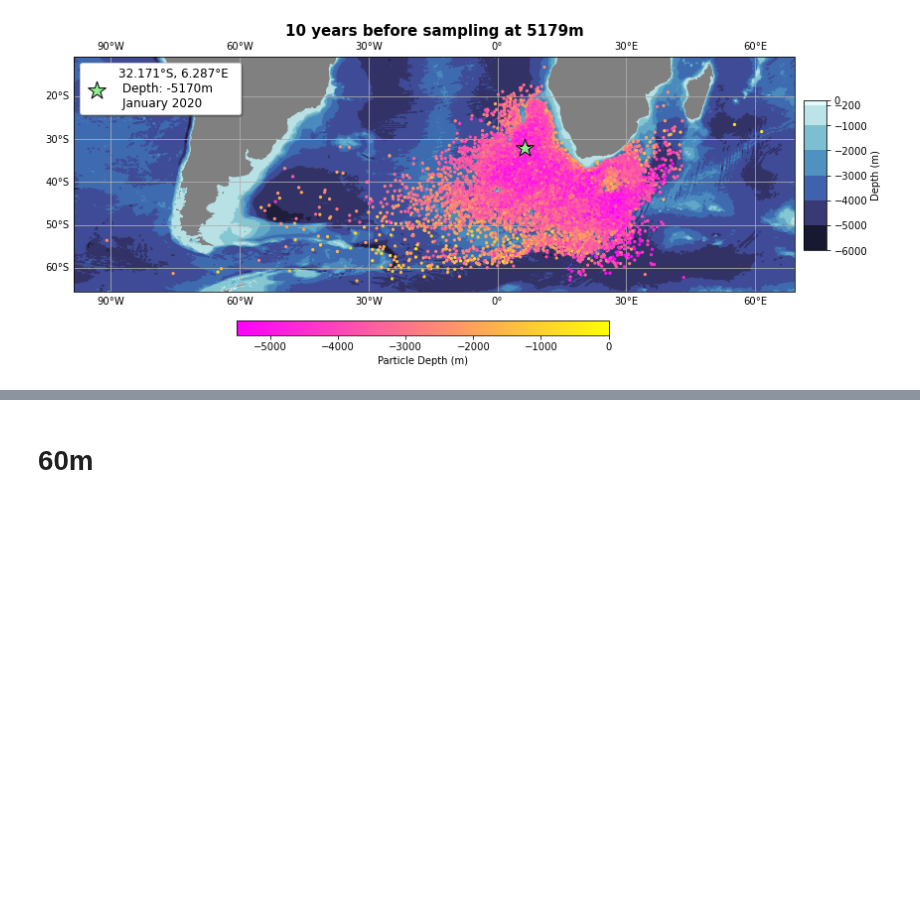
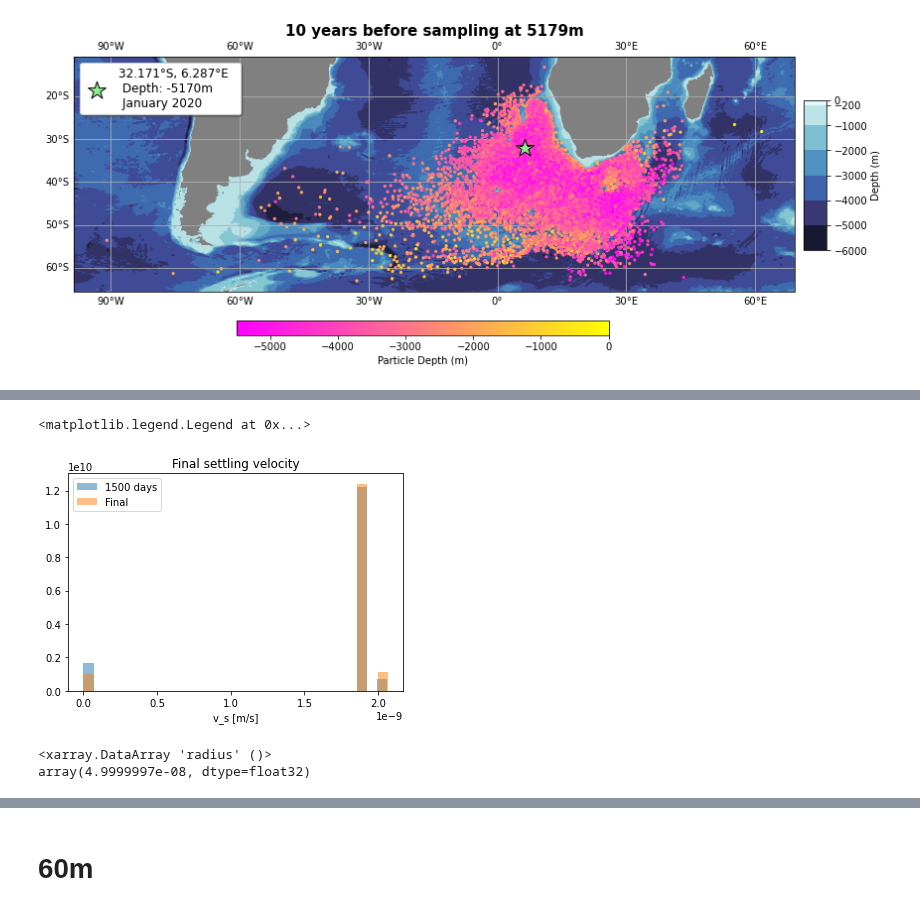
Before and after one commit to OceanParcels/Backtracking_Abyssal_Nanoplastics, a Jupyter notebook: notebooks/Output_analysis_suit.ipynb, the cells around one changed output, grey strips where cells are left out. Saved outputs shown, nothing was run; the diff lists cells and outputs as text; code cells hidden in the pictures; blank space fills up the shorter version.

```diff
--- a/notebooks/Output_analysis_suit.ipynb
+++ b/notebooks/Output_analysis_suit.ipynb
@@ -84,0 +164,10 @@ plt.savefig('../figs/5170m_passive.png')
+# %%
+
+plt.hist(sim5170_vs['v_s'][:, 1500], bins=30,  density=True, label='1500 days', alpha=0.5);
+plt.hist(sim5170_vs['v_s'][:, -1], bins=30,  density=True, label='Final', alpha=0.5);
+plt.xlabel('v_s [m/s]')
+plt.title('Final settling velocity')
+plt.legend()
+# %% [output]
+<matplotlib.legend.Legend at 0x...>
+[figure, added]
@@ -84,0 +178,5 @@ plt.savefig('../figs/5170m_passive.png')
+# %%
+sim5170_frag['radius'][:,0].mean()
+# %% [output]
+<xarray.DataArray 'radius' ()>
+array(4.9999997e-08, dtype=float32)
```
Also changed, not shown: parts of 8 cells of this notebook, 3 other files.
